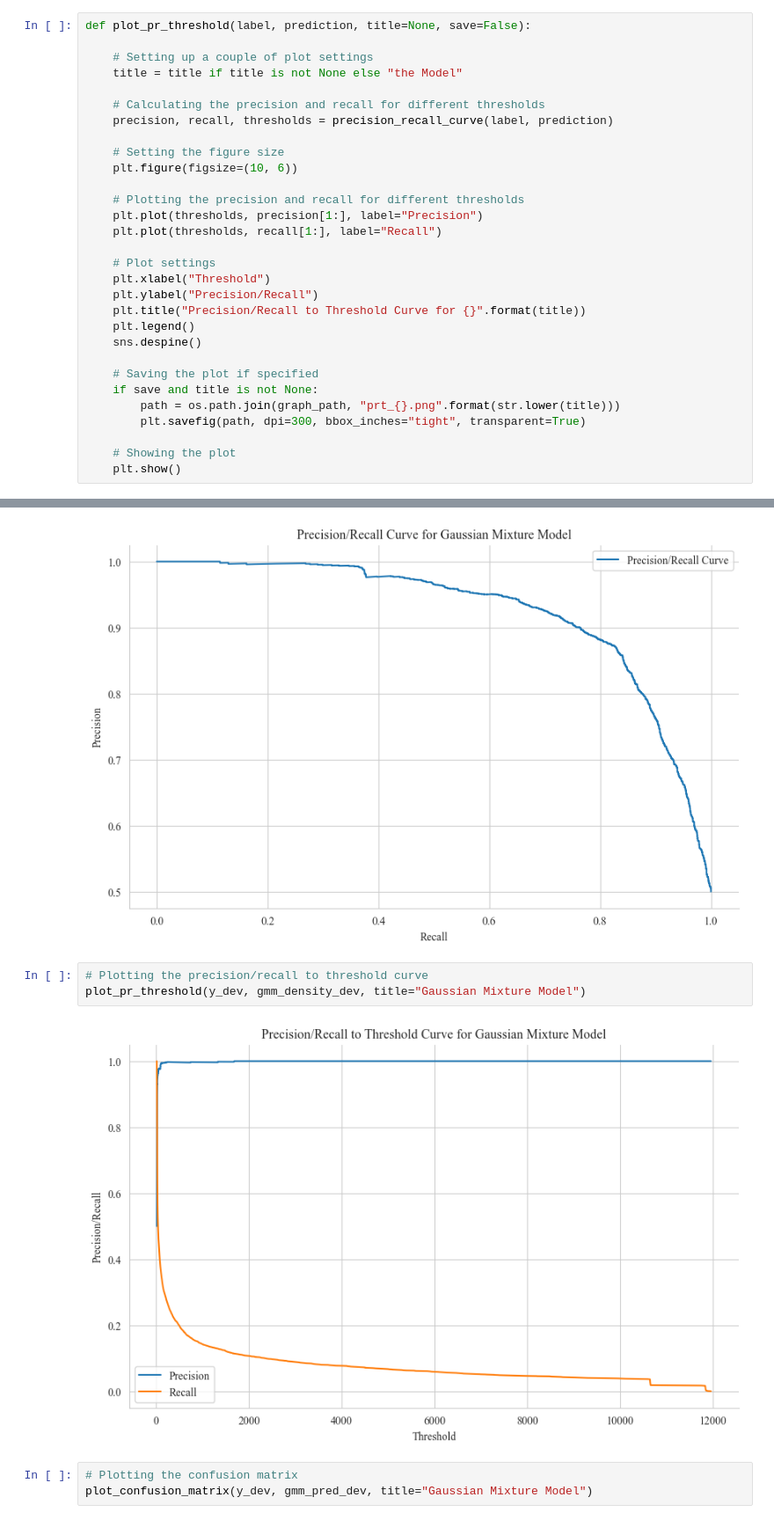
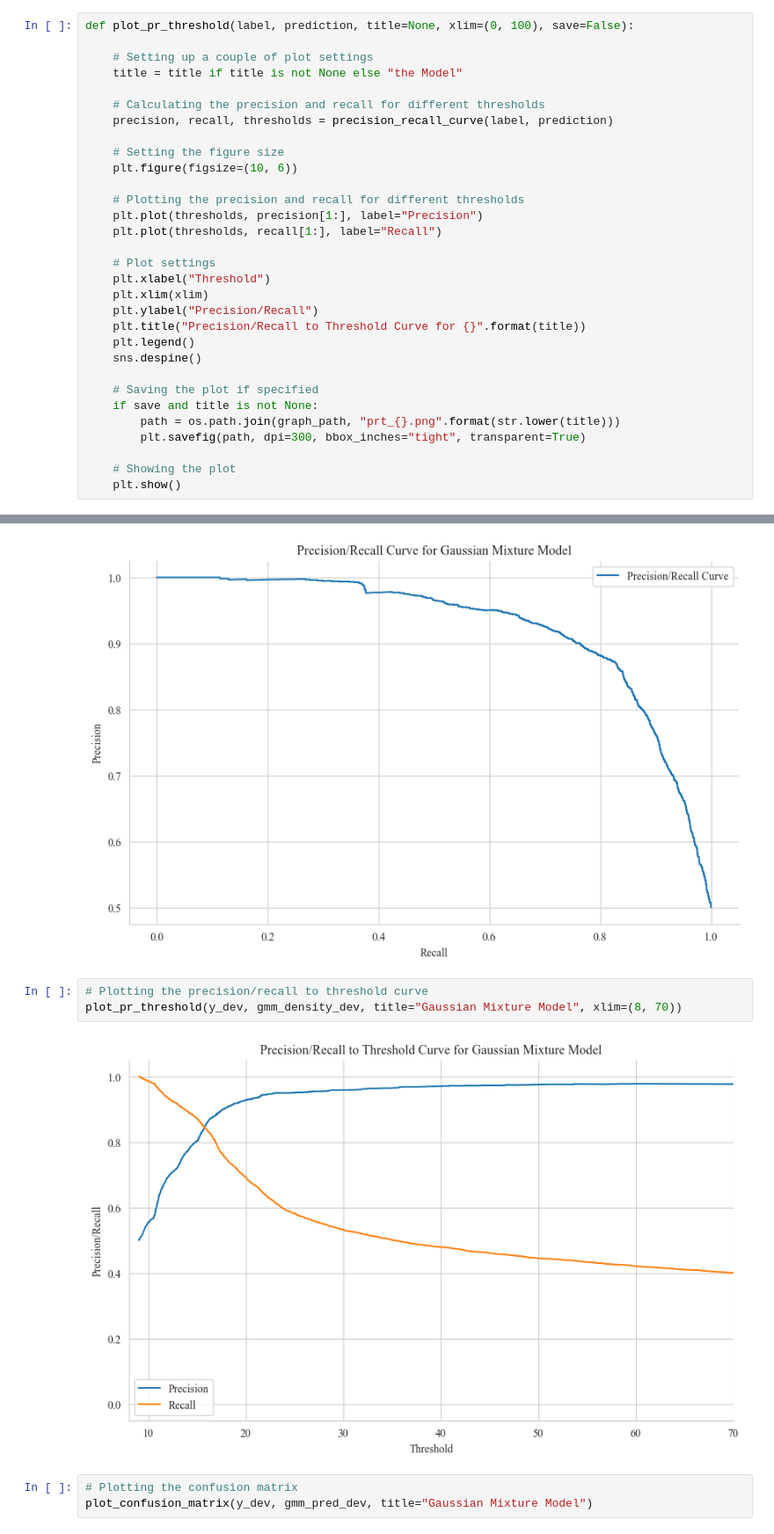
Before and after one commit to dennisjooo/Credit-Fraud-Detector, a Jupyter notebook: fraud.ipynb, the cells around one changed output, grey strips where cells are left out. Shown: that part at 88% size. Drawn from its saved outputs; the diff is of its cells as text.

```diff
--- a/fraud.ipynb
+++ b/fraud.ipynb
@@ -266,7 +380,7 @@ def plot_roc_curve(label, prediction, title=None, save=False):
     # Displaying the plot
     plt.show()
 # %%
-def plot_pr_threshold(label, prediction, title=None, save=False):
+def plot_pr_threshold(label, prediction, title=None, xlim=(0, 100), save=False):
 
     # Setting up a couple of plot settings
     title = title if title is not None else "the Model"
@@ -283,6 +397,7 @@ def plot_pr_threshold(label, prediction, title=None, save=False):
 
     # Plot settings
     plt.xlabel("Threshold")
+    plt.xlim(xlim)
     plt.ylabel("Precision/Recall")
     plt.title("Precision/Recall to Threshold Curve for {}".format(title))
     plt.legend()
@@ -621,9 +736,9 @@ plot_precision_recall_curve(y_dev, gmm_density_dev, title="Gaussian Mixture Mode
 [figure]
 # %%
 # Plotting the precision/recall to threshold curve
-plot_pr_threshold(y_dev, gmm_density_dev, title="Gaussian Mixture Model")
+plot_pr_threshold(y_dev, gmm_density_dev, title="Gaussian Mixture Model", xlim=(8, 70))
 # %% [output]
-[figure, old version]
+[figure, new version]
 # %%
 # Plotting the confusion matrix
 plot_confusion_matrix(y_dev, gmm_pred_dev, title="Gaussian Mixture Model")
```
Also changed, not shown: parts of 30 cells of this notebook.
